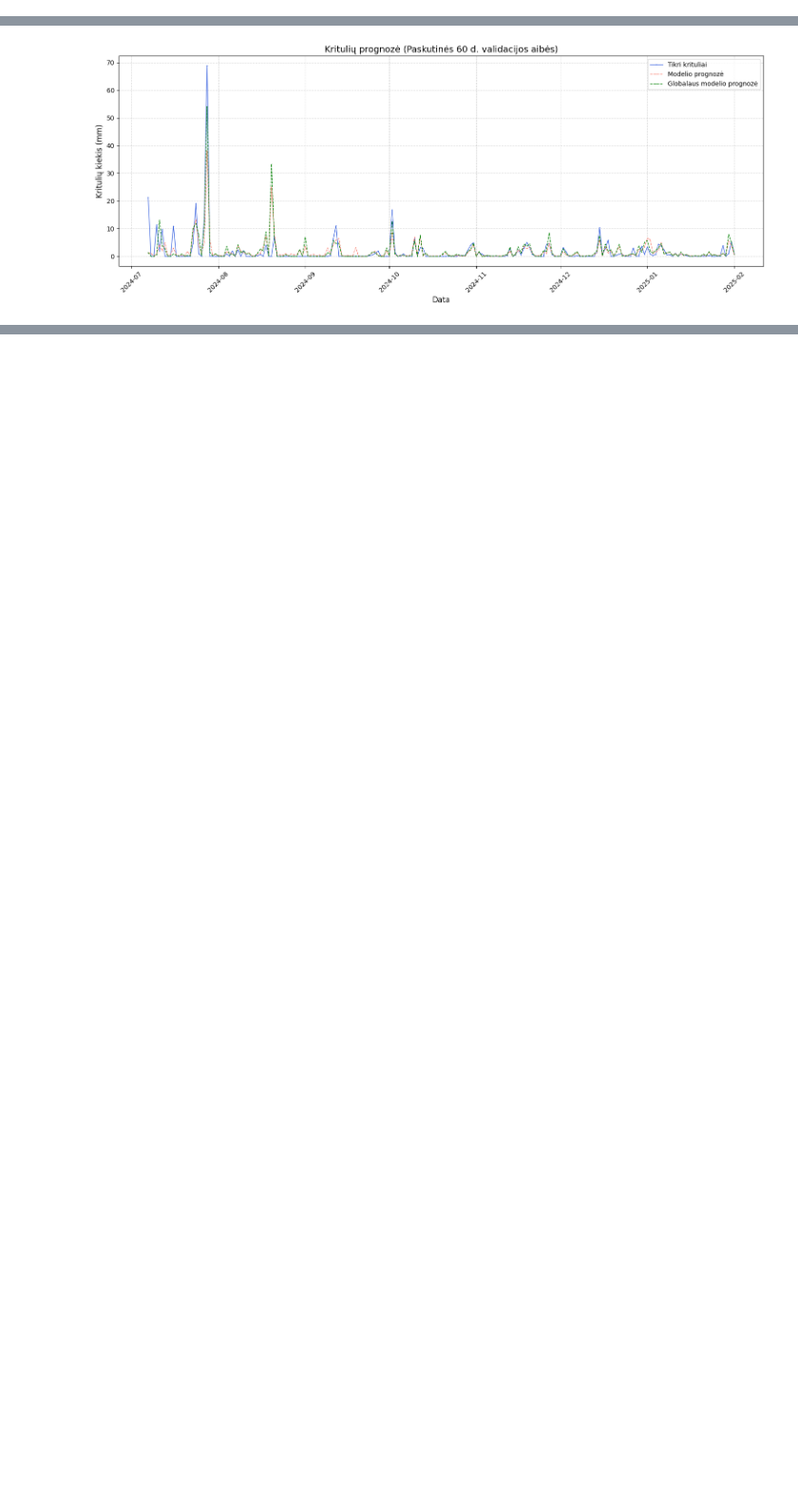
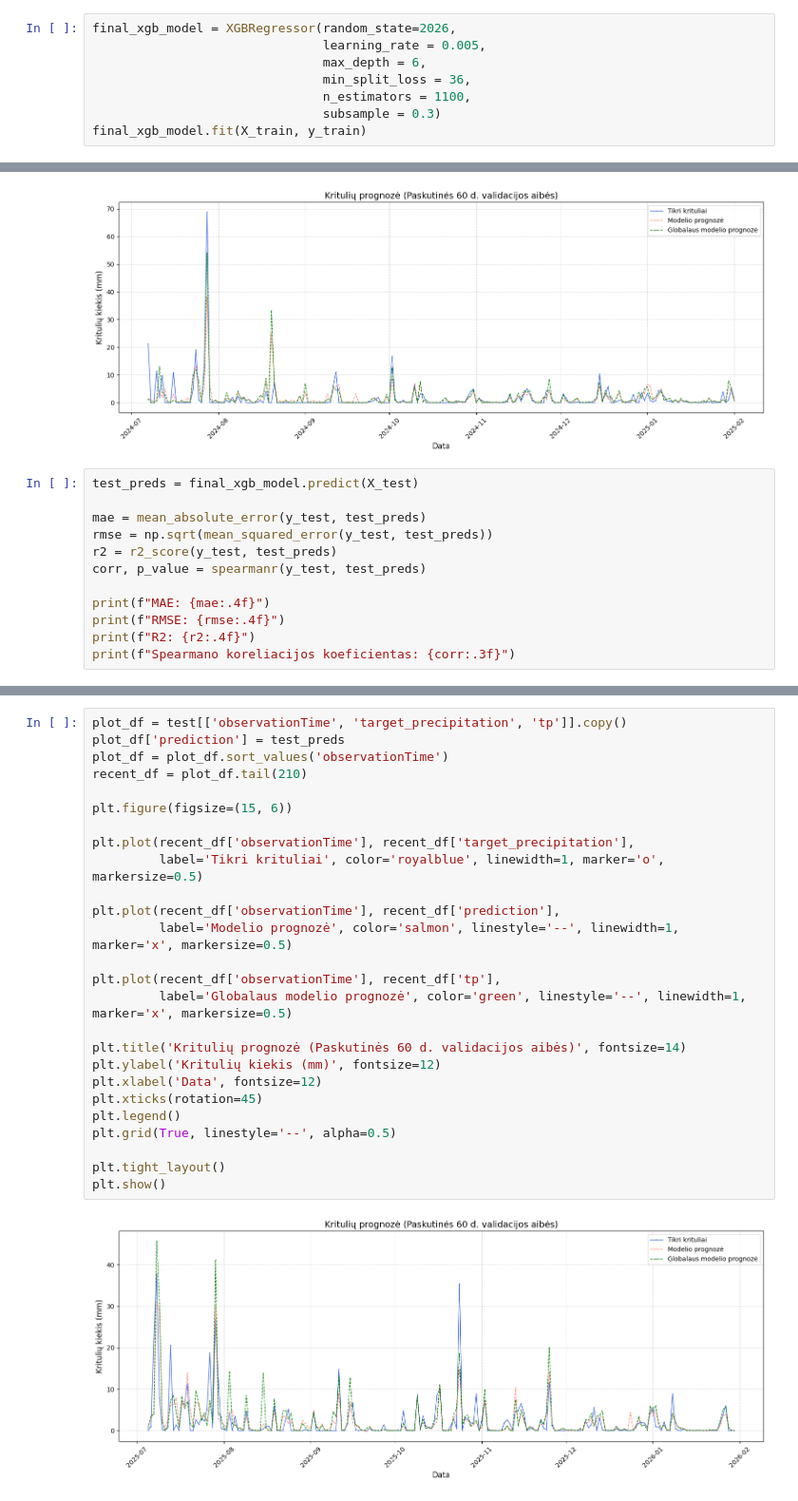
Before and after one commit to rugcer04/Duomenu_mokslo_projektas, a Jupyter notebook: code/python/Models/XGBoost.ipynb, the cells around one changed output, grey strips where cells are left out. Shown at 95% size. Drawn from its saved outputs; the diff is of its cells as text; blank space fills up the shorter version.

Commit message:
Final xgboost model and prediction set

```diff
--- a/code/python/Models/XGBoost.ipynb
+++ b/code/python/Models/XGBoost.ipynb
@@ -852,3 +847,11 @@ summary.head()
 | 713 | -1.461048 | 0.199364 | {'learning_rate': 0.005, 'max_dep... |
 | 689 | -1.461805 | 0.198998 | {'learning_rate': 0.005, 'max_dep... |
 | 716 | -1.461813 | 0.204837 | {'learning_rate': 0.005, 'max_dep... |
+# %%
+final_xgb_model = XGBRegressor(random_state=2026,
+                               learning_rate = 0.005,
+                               max_depth = 6,
+                               min_split_loss = 36,
+                               n_estimators = 1100,
+                               subsample = 0.3)
+final_xgb_model.fit(X_train, y_train)
@@ -901,3 +916,15 @@ plt.tight_layout()
 plt.show()
 # %% [output]
 [figure]
+# %%
+test_preds = final_xgb_model.predict(X_test)
+
+mae = mean_absolute_error(y_test, test_preds)
+rmse = np.sqrt(mean_squared_error(y_test, test_preds))
+r2 = r2_score(y_test, test_preds)
+corr, p_value = spearmanr(y_test, test_preds)
+
+print(f"MAE: {mae:.4f}")
+print(f"RMSE: {rmse:.4f}")
+print(f"R2: {r2:.4f}")
+print(f"Spearmano koreliacijos koeficientas: {corr:.3f}")
@@ -903,0 +952,28 @@ plt.show()
+# %%
+plot_df = test[['observationTime', 'target_precipitation', 'tp']].copy()
+plot_df['prediction'] = test_preds
+plot_df = plot_df.sort_values('observationTime')
+recent_df = plot_df.tail(210)
+
+plt.figure(figsize=(15, 6))
+
+plt.plot(recent_df['observationTime'], recent_df['target_precipitation'],
+         label='Tikri krituliai', color='royalblue', linewidth=1, marker='o', markersize=0.5)
+
+plt.plot(recent_df['observationTime'], recent_df['prediction'],
+         label='Modelio prognozė', color='salmon', linestyle='--', linewidth=1, marker='x', markersize=0.5)
+
+plt.plot(recent_df['observationTime'], recent_df['tp'],
+         label='Globalaus modelio prognozė', color='green', linestyle='--', linewidth=1, marker='x', markersize=0.5)
+
+plt.title('Kritulių prognozė (Paskutinės 60 d. validacijos aibės)', fontsize=14)
+plt.ylabel('Kritulių kiekis (mm)', fontsize=12)
+plt.xlabel('Data', fontsize=12)
+plt.xticks(rotation=45)
+plt.legend()
+plt.grid(True, linestyle='--', alpha=0.5)
+
+plt.tight_layout()
+plt.show()
+# %% [output]
+[figure, added]
```
Also changed, not shown: parts of 9 cells of this notebook, 1 other file.
